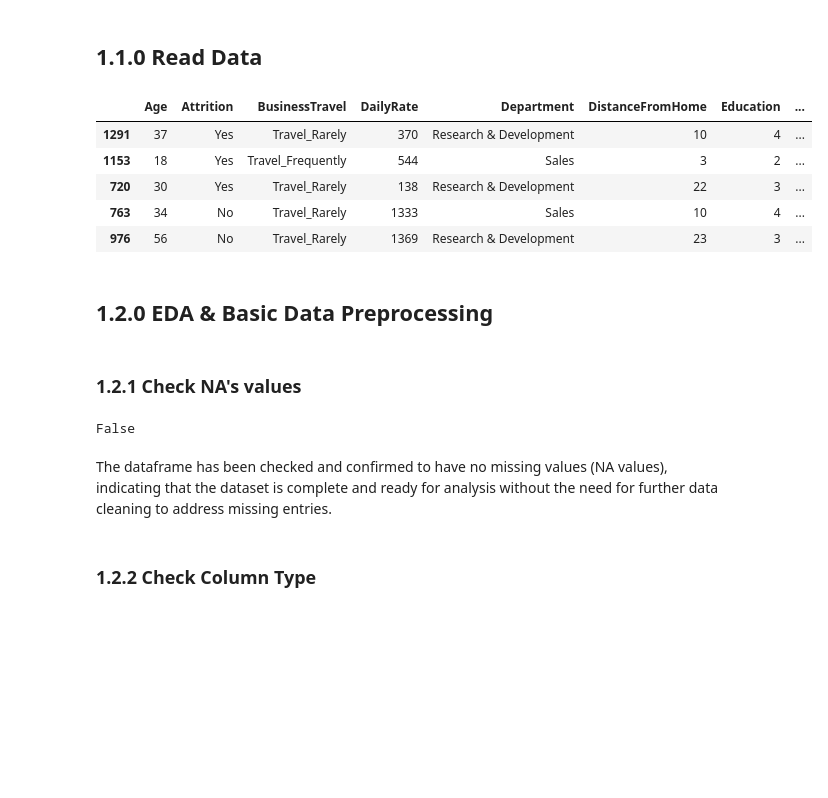
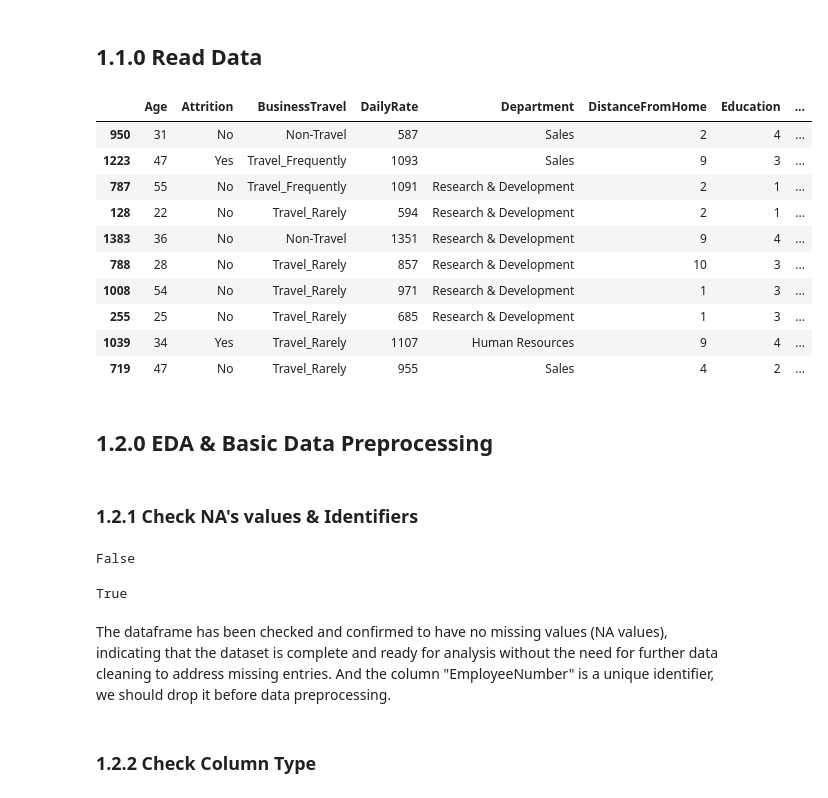
Before and after one commit to yzysnake/Data_Mining_Principles, a Jupyter notebook: Group Project/GroupProject.ipynb, the cells around one changed output. Saved outputs shown, nothing was run; the diff lists cells and outputs as text; code cells hidden in the pictures; blank space fills up the shorter version.

```diff
--- a/Group Project/GroupProject.ipynb
+++ b/Group Project/GroupProject.ipynb
@@ -19,26 +19,37 @@ pd.set_option('display.max_columns', None)
 df = pd.read_excel("WA_Fn-UseC_-HR-Employee-Attrition.xlsx", engine="openpyxl")
 # %%
 # Check random 5 rows
-df.sample(5, random_state= 1)
+df.sample(10)
 # %% [output]
 |  | Age | Attrition | BusinessTravel | DailyRate | Department | DistanceFromHome | Education | ... |
-| 1291 | 37 | Yes | Travel_Rarely | 370 | Research & Development | 10 | 4 | ... |
-| 1153 | 18 | Yes | Travel_Frequently | 544 | Sales | 3 | 2 | ... |
-| 720 | 30 | Yes | Travel_Rarely | 138 | Research & Development | 22 | 3 | ... |
-| 763 | 34 | No | Travel_Rarely | 1333 | Sales | 10 | 4 | ... |
-| 976 | 56 | No | Travel_Rarely | 1369 | Research & Development | 23 | 3 | ... |
+| 950 | 31 | No | Non-Travel | 587 | Sales | 2 | 4 | ... |
+| 1223 | 47 | Yes | Travel_Frequently | 1093 | Sales | 9 | 3 | ... |
+| 787 | 55 | No | Travel_Frequently | 1091 | Research & Development | 2 | 1 | ... |
+| 128 | 22 | No | Travel_Rarely | 594 | Research & Development | 2 | 1 | ... |
+| 1383 | 36 | No | Non-Travel | 1351 | Research & Development | 9 | 4 | ... |
+| 788 | 28 | No | Travel_Rarely | 857 | Research & Development | 10 | 3 | ... |
+| 1008 | 54 | No | Travel_Rarely | 971 | Research & Development | 1 | 3 | ... |
+| 255 | 25 | No | Travel_Rarely | 685 | Research & Development | 1 | 3 | ... |
+| 1039 | 34 | Yes | Travel_Rarely | 1107 | Human Resources | 9 | 4 | ... |
+| 719 | 47 | No | Travel_Rarely | 955 | Sales | 4 | 2 | ... |
 # %% [markdown]
 ## 1.2.0 EDA & Basic Data Preprocessing
 # %% [markdown]
-### 1.2.1 Check NA's values
+### 1.2.1 Check NA's values & Identifiers
 # %%
 nan_in_df = df.isnull().sum().any()
 
 nan_in_df
 # %% [output]
 False
+# %%
+# Checking for uniqueness
+is_unique = df['EmployeeNumber'].is_unique
+is_unique
+# %% [output]
+True
 # %% [markdown]
-The dataframe has been checked and confirmed to have no missing values (NA values), indicating that the dataset is complete and ready for analysis without the need for further data cleaning to address missing entries.
+The dataframe has been checked and confirmed to have no missing values (NA values), indicating that the dataset is complete and ready for analysis without the need for further data cleaning to address missing entries. And the column "EmployeeNumber" is a unique identifier, we should drop it before data preprocessing.
 # %% [markdown]
 ### 1.2.2 Check Column Type
 # %%
```
Also changed, not shown: parts of 13 cells of this notebook, 1 other file.
